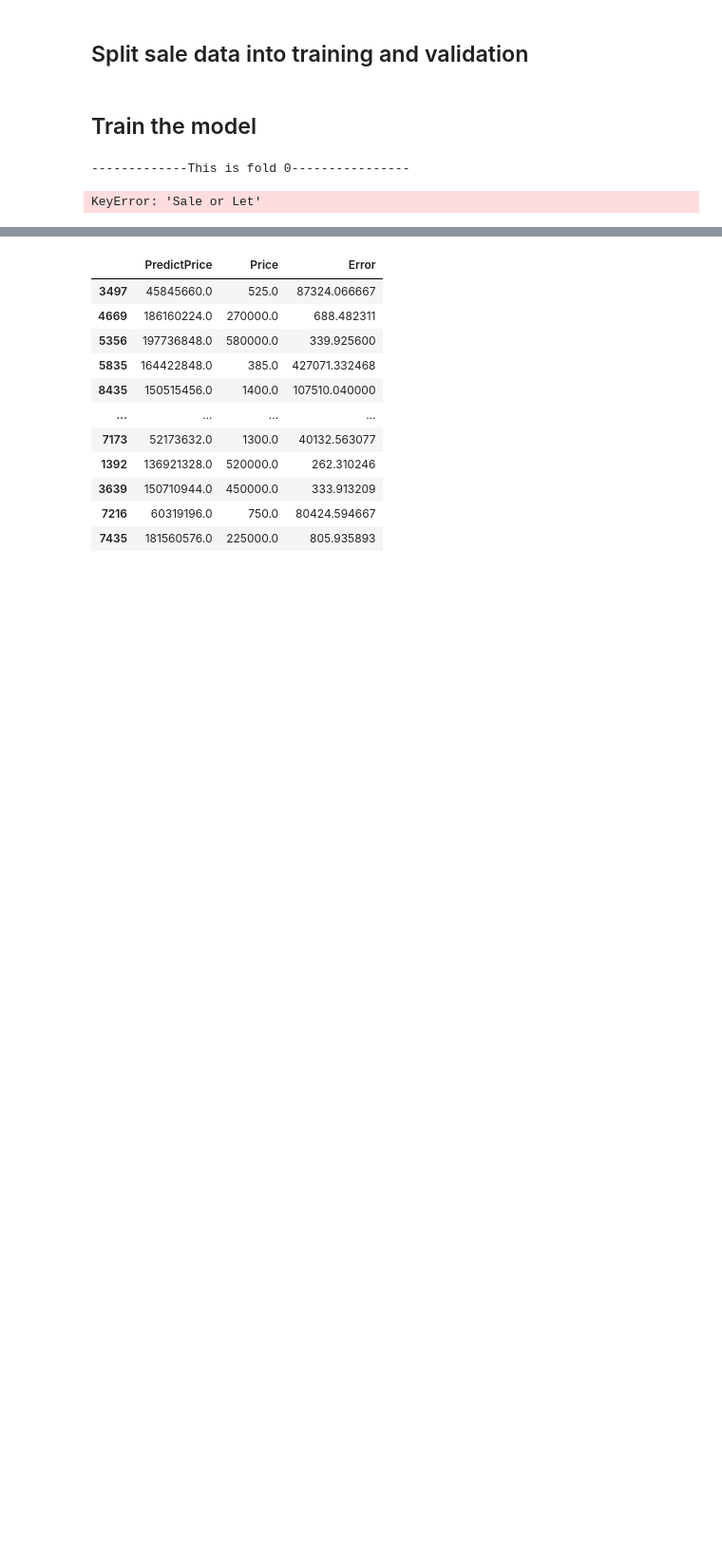
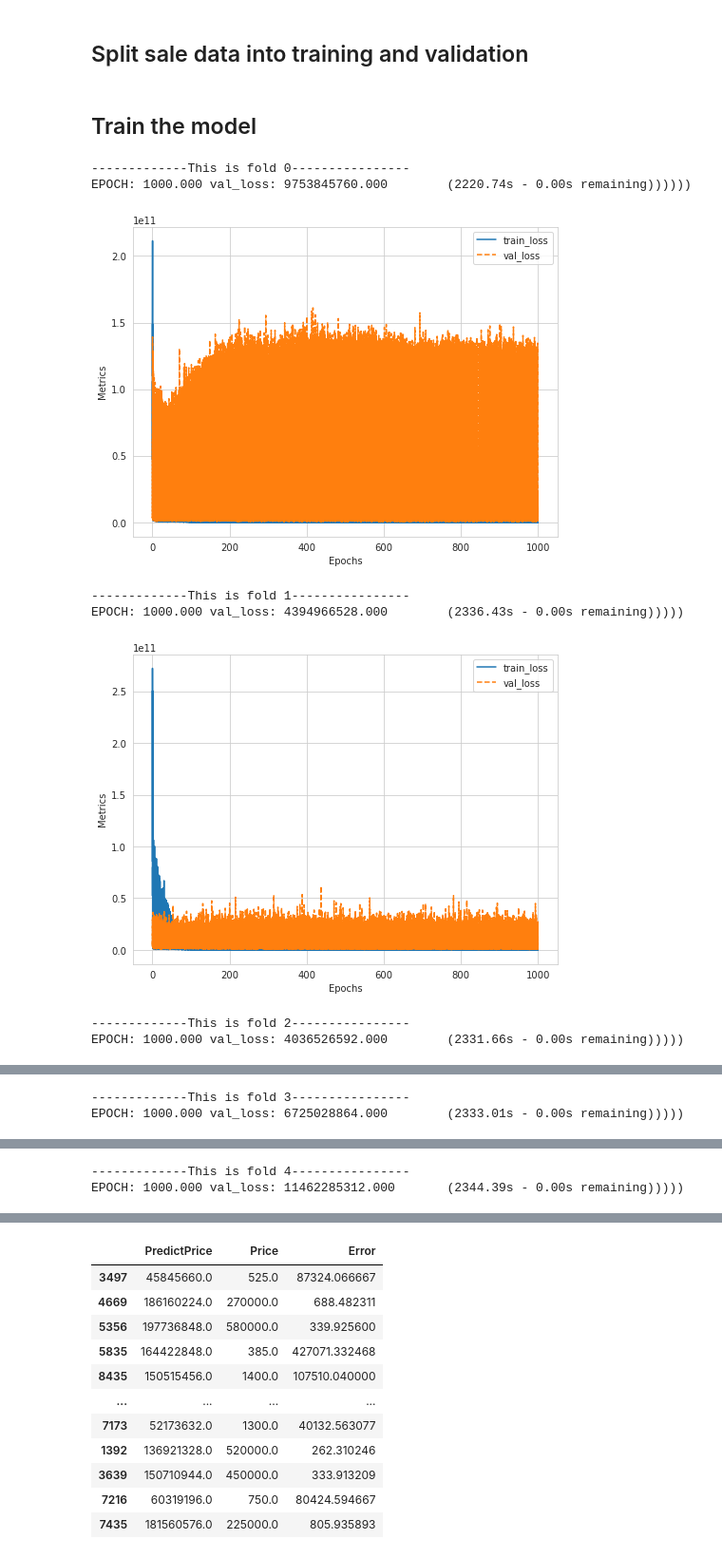
Before and after one commit to luowx0905/Individual-Project, a Jupyter notebook: sell property/build_model/basic_model_price.ipynb, the cells around one changed output, grey strips where cells are left out. Shown: that part at 95% size. Saved outputs shown, nothing was run; the diff lists cells and outputs as text; code cells hidden in the pictures; blank space fills up the shorter version.

Commit message:
Train sale only model

```diff
--- a/sell property/build_model/basic_model_price.ipynb
+++ b/sell property/build_model/basic_model_price.ipynb
@@ -139,7 +155,7 @@ for fold, (train_id, val_id) in enumerate(kfold.split(x_train.index)):
 # %% [markdown]
 # Testing the performance
 # %%
-filename = "models/sale_full_epoch_1000_fold_1.pth"
+filename = "models/all_full_epoch_1000_fold_1.pth"
 
 model = torch.load(filename, map_location=torch.device("cpu"))
 model.eval()
@@ -338,27 +366,33 @@ x_train, x_test, y_train, y_test = train_test_split(scaled_sale_feature, sale_la
 # %%
 kfold = KFold(n_splits=5, shuffle=True, random_state=1)
 torch.manual_seed(13)
 in_features = len(x_train.iloc[0])
 epochs = 1000
 
 for fold, (train_id, val_id) in enumerate(kfold.split(x_train.index)):
     train_feature, train_label = x_train.iloc[train_id], y_train.iloc[train_id]
     val_feature, val_label = x_train.iloc[val_id], y_train.iloc[val_id]
     print("\n\n-------------This is fold {}----------------".format(fold))
 
     train_data = PriceDataset(train_feature, train_label)
     val_data = PriceDataset(val_feature, val_label)
     train_loader = DataLoader(train_data, batch_size=16, drop_last=True, shuffle=True)
     val_loader = DataLoader(val_data, batch_size=16, drop_last=True, shuffle=True)
 
     model = PredictPrice(in_features).to(device)
     optimizer = optim.Adam(model.parameters(), lr=1e-3)
 
     train_validate = TrainValidate(model, nn.MSELoss(), optimizer)
     train_validate.set_loader(train_loader, val_loader)
     train_validate.train(epochs)
 
-    train_validate.save_model("models/sale_full_epoch_1000_fold_{}.pth".format(fold))
+    train_validate.save_model("models/sale_only_full_epoch_1000_fold_{}.pth".format(fold))
 # %% [output]
 -------------This is fold 0----------------
+EPOCH: 1000.000 val_loss: 9753845760.000        (2220.74s - 0.00s remaining))))))
+[figure, added]
-KeyError: 'Sale or Let'
+-------------This is fold 1----------------
+EPOCH: 1000.000 val_loss: 4394966528.000        (2336.43s - 0.00s remaining)))))
+[figure, added]
+-------------This is fold 2----------------
+EPOCH: 1000.000 val_loss: 4036526592.000        (2331.66s - 0.00s remaining)))))
@@ -364,0 +400,2 @@ KeyError: 'Sale or Let'
+-------------This is fold 3----------------
+EPOCH: 1000.000 val_loss: 6725028864.000        (2333.01s - 0.00s remaining)))))
@@ -364,0 +403,2 @@ KeyError: 'Sale or Let'
+-------------This is fold 4----------------
+EPOCH: 1000.000 val_loss: 11462285312.000       (2344.39s - 0.00s remaining)))))
```
Also changed, not shown: parts of 4 cells of this notebook, 10 other files.
